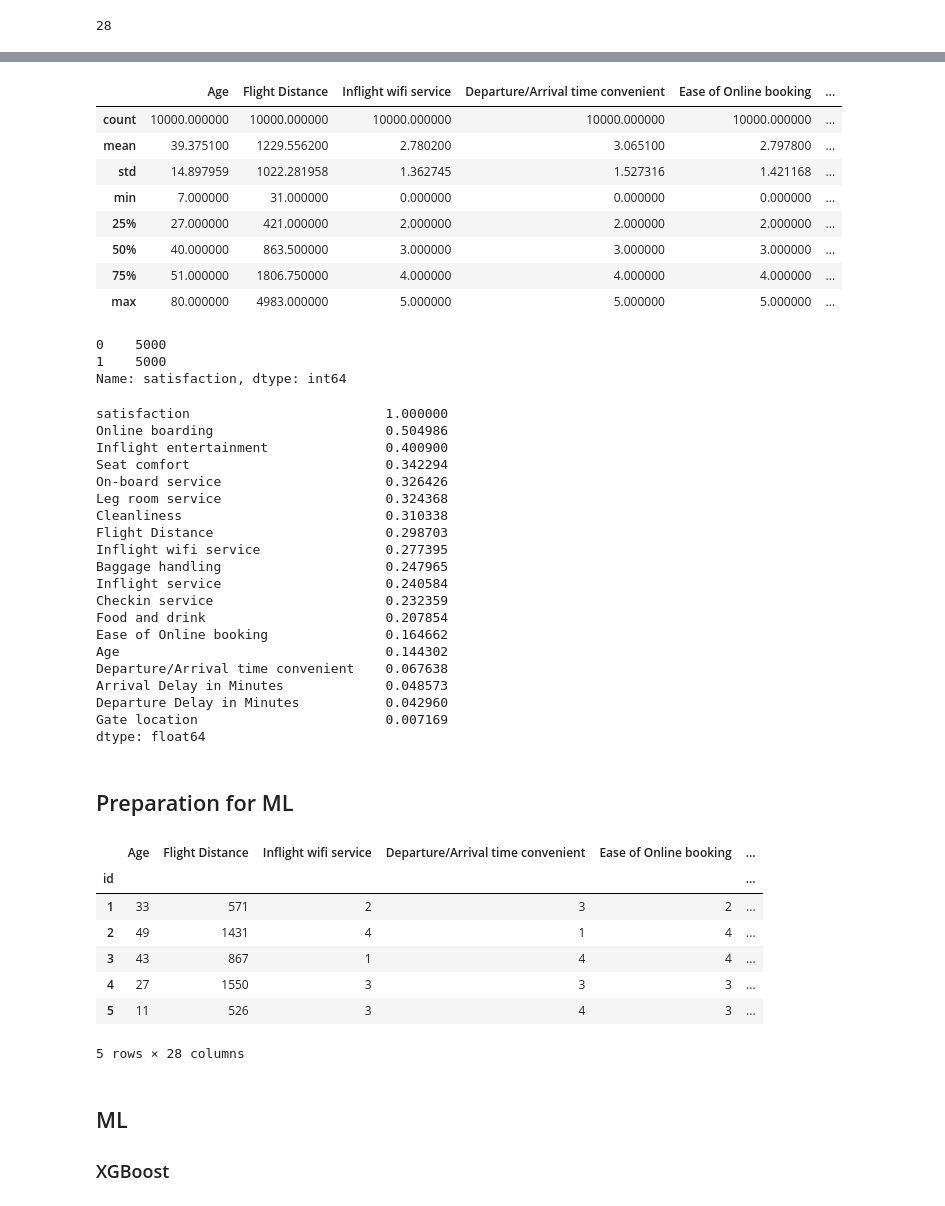
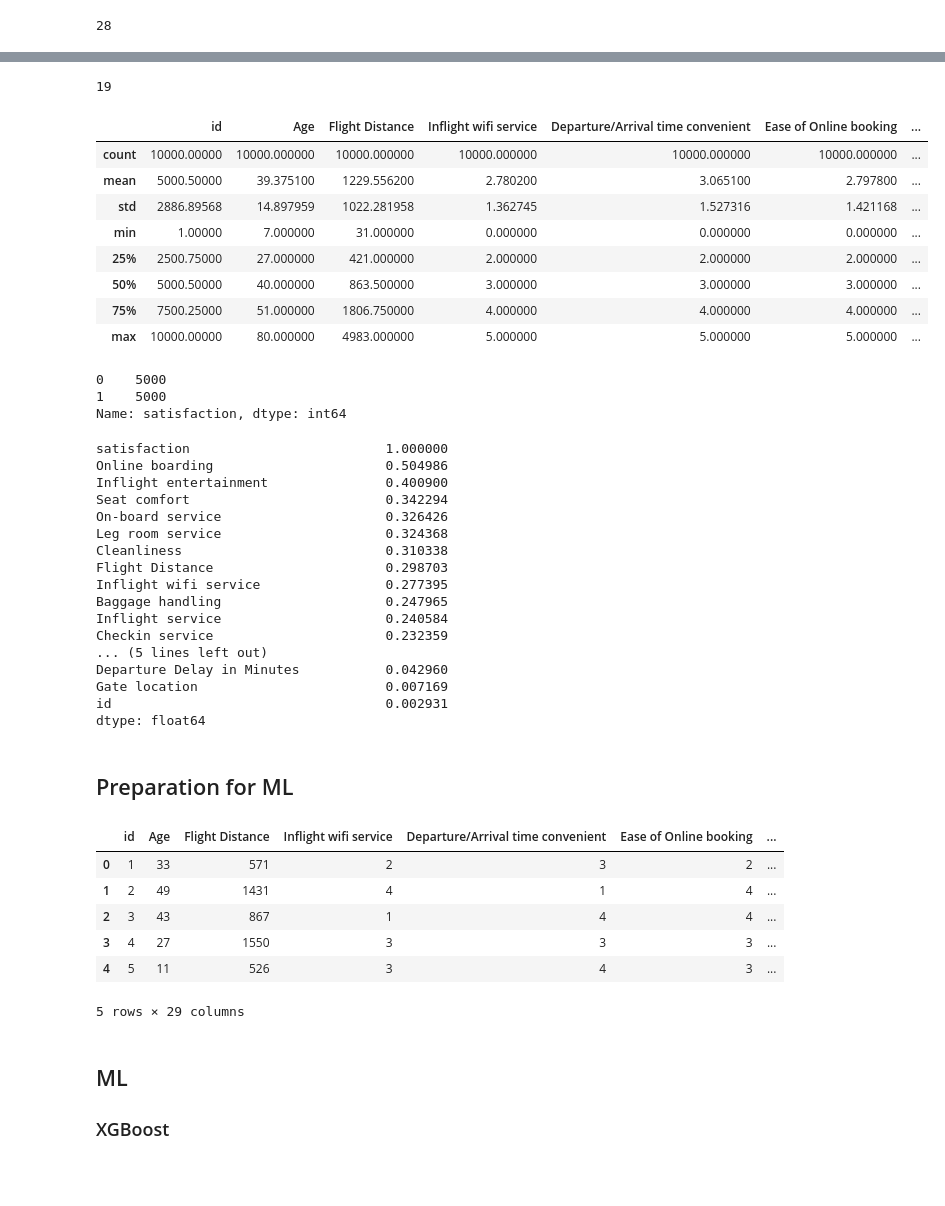
Before and after one commit to azizbekb/Portfolio, a Jupyter notebook: predicting-airline-passenger-satisfaction.ipynb, the cells around one changed output, grey strips where cells are left out. Drawn from its saved outputs; the diff is of its cells as text; code cells hidden in the pictures; blank space fills up the shorter version.

Commit message:
Kaggle Notebook | Predicting_airline_passenger_satisfaction | Version 3

```diff
--- a/predicting-airline-passenger-satisfaction.ipynb
+++ b/predicting-airline-passenger-satisfaction.ipynb
@@ -51,0 +40,5 @@ df.head()
+# %%
+train=pd.read_csv("/kaggle/input/aviakompaniya/train_dataset.csv")
+test=pd.read_csv("/kaggle/input/aviakompaniya/test_dataset.csv")
+submission=pd.read_csv("/kaggle/input/aviakompaniya/sample_submission.csv")
+train.head()
@@ -99,13 +109,20 @@ memory usage: 1.8+ MB
+# %%
+test['Arrival Delay in Minutes'].isnull().sum()
+# %% [output]
+19
+# %%
+train=train.fillna(0)
+test=test.fillna(0)
 # %%
-df.describe()
+train.describe()
 # %% [output]
-|  | Age | Flight Distance | Inflight wifi service | Departure/Arrival time convenient | Ease of Online booking | ... |
-| count | 10000.000000 | 10000.000000 | 10000.000000 | 10000.000000 | 10000.000000 | ... |
-| mean | 39.375100 | 1229.556200 | 2.780200 | 3.065100 | 2.797800 | ... |
-| std | 14.897959 | 1022.281958 | 1.362745 | 1.527316 | 1.421168 | ... |
-| min | 7.000000 | 31.000000 | 0.000000 | 0.000000 | 0.000000 | ... |
-| 25% | 27.000000 | 421.000000 | 2.000000 | 2.000000 | 2.000000 | ... |
-| 50% | 40.000000 | 863.500000 | 3.000000 | 3.000000 | 3.000000 | ... |
-| 75% | 51.000000 | 1806.750000 | 4.000000 | 4.000000 | 4.000000 | ... |
-| max | 80.000000 | 4983.000000 | 5.000000 | 5.000000 | 5.000000 | ... |
+|  | id | Age | Flight Distance | Inflight wifi service | Departure/Arrival time convenient | Ease of Online booking | ... |
+| count | 10000.00000 | 10000.000000 | 10000.000000 | 10000.000000 | 10000.000000 | 10000.000000 | ... |
+| mean | 5000.50000 | 39.375100 | 1229.556200 | 2.780200 | 3.065100 | 2.797800 | ... |
+| std | 2886.89568 | 14.897959 | 1022.281958 | 1.362745 | 1.527316 | 1.421168 | ... |
+| min | 1.00000 | 7.000000 | 31.000000 | 0.000000 | 0.000000 | 0.000000 | ... |
+| 25% | 2500.75000 | 27.000000 | 421.000000 | 2.000000 | 2.000000 | 2.000000 | ... |
+| 50% | 5000.50000 | 40.000000 | 863.500000 | 3.000000 | 3.000000 | 3.000000 | ... |
+| 75% | 7500.25000 | 51.000000 | 1806.750000 | 4.000000 | 4.000000 | 4.000000 | ... |
+| max | 10000.00000 | 80.000000 | 4983.000000 | 5.000000 | 5.000000 | 5.000000 | ... |
 # %%
@@ -115,7 +132,7 @@ df['satisfaction'].value_counts()
 1    5000
 Name: satisfaction, dtype: int64
 # %%
-df.corrwith(df['satisfaction']).abs().sort_values(ascending=False)
+train.corrwith(train['satisfaction']).abs().sort_values(ascending=False)
 # %% [output]
 satisfaction                         1.000000
 Online boarding                      0.504986
@@ -129,28 +146,25 @@ Inflight wifi service                0.277395
 Baggage handling                     0.247965
 Inflight service                     0.240584
 Checkin service                      0.232359
-Food and drink                       0.207854
-Ease of Online booking               0.164662
-Age                                  0.144302
-Departure/Arrival time convenient    0.067638
-Arrival Delay in Minutes             0.048573
+... (5 lines left out)
 Departure Delay in Minutes           0.042960
 Gate location                        0.007169
+id                                   0.002931
 dtype: float64
 # %% [markdown]
 ## Preparation for ML
 # %%
-encoded = pd.get_dummies(df)
+encoded = pd.get_dummies(train)
+encoded_test=pd.get_dummies(test)
 encoded.head()
 # %% [output]
-|  | Age | Flight Distance | Inflight wifi service | Departure/Arrival time convenient | Ease of Online booking | ... |
-| id |  |  |  |  |  | ... |
-| 1 | 33 | 571 | 2 | 3 | 2 | ... |
-| 2 | 49 | 1431 | 4 | 1 | 4 | ... |
-| 3 | 43 | 867 | 1 | 4 | 4 | ... |
-| 4 | 27 | 1550 | 3 | 3 | 3 | ... |
-| 5 | 11 | 526 | 3 | 4 | 3 | ... |
+|  | id | Age | Flight Distance | Inflight wifi service | Departure/Arrival time convenient | Ease of Online booking | ... |
+| 0 | 1 | 33 | 571 | 2 | 3 | 2 | ... |
+| 1 | 2 | 49 | 1431 | 4 | 1 | 4 | ... |
+| 2 | 3 | 43 | 867 | 1 | 4 | 4 | ... |
+| 3 | 4 | 27 | 1550 | 3 | 3 | 3 | ... |
+| 4 | 5 | 11 | 526 | 3 | 4 | 3 | ... |
-5 rows × 28 columns
+5 rows × 29 columns
 # %%
 X = encoded.drop("satisfaction", axis=1)
 y = encoded['satisfaction']
```
Also changed, not shown: parts of 13 cells of this notebook.
